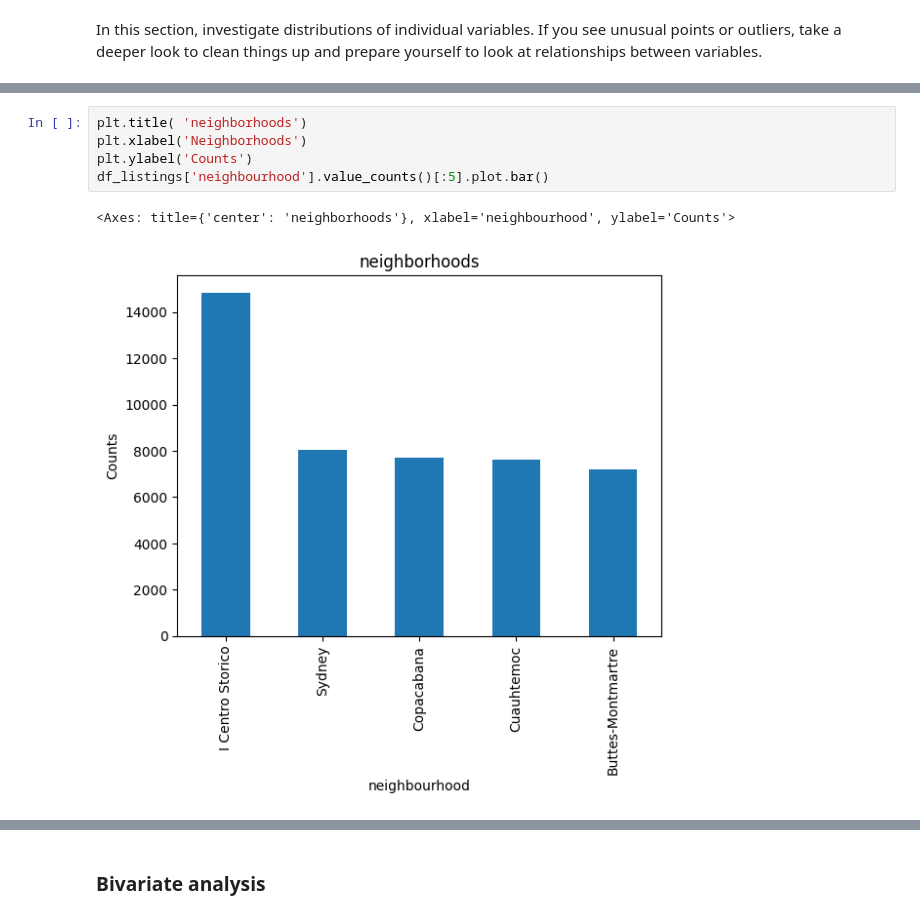
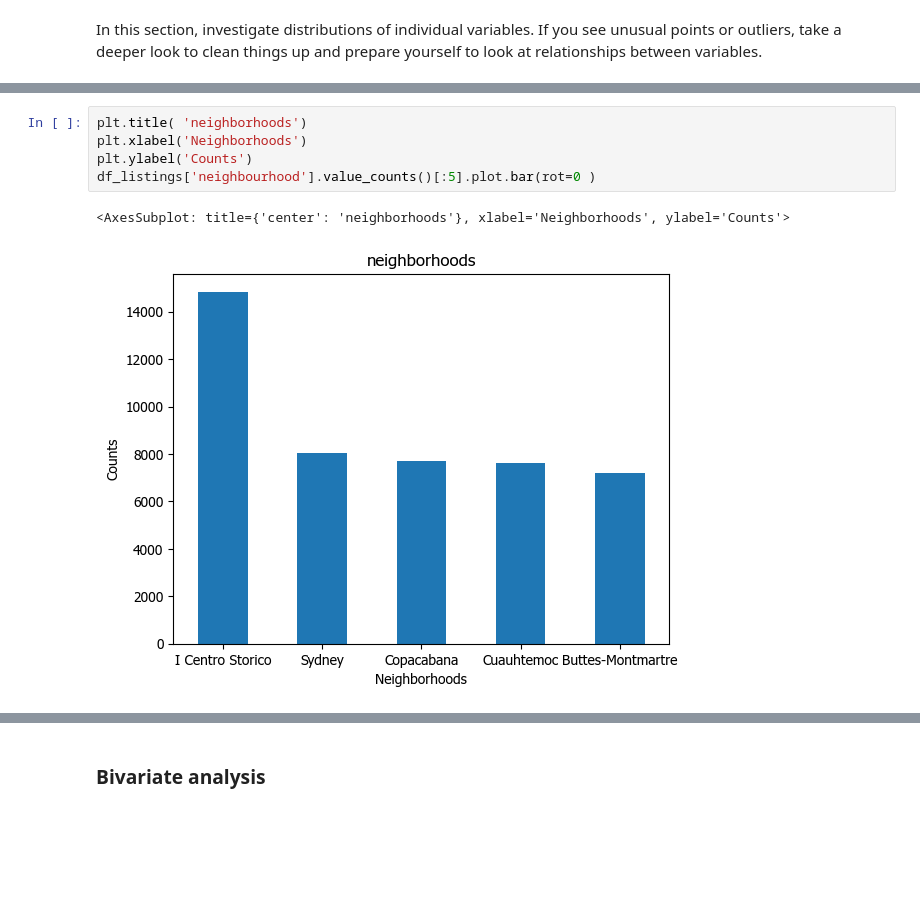
Before and after one commit to AbdullahAlrebdi/week3_project, a Jupyter notebook: main.ipynb, the cells around one changed output, grey strips where cells are left out. Cells and saved outputs as stored; diff of their text form; blank space fills up the shorter version.

```diff
--- a/main.ipynb
+++ b/main.ipynb
@@ -581,11 +565,11 @@ Name: count, dtype: int64
 # %%
 plt.title( 'neighborhoods')
 plt.xlabel('Neighborhoods')
 plt.ylabel('Counts')
-df_listings['neighbourhood'].value_counts()[:5].plot.bar()
+df_listings['neighbourhood'].value_counts()[:5].plot.bar(rot=0 )
 # %% [output]
-<Axes: title={'center': 'neighborhoods'}, xlabel='neighbourhood', ylabel='Counts'>
+<AxesSubplot: title={'center': 'neighborhoods'}, xlabel='Neighborhoods', ylabel='Counts'>
-[figure, old version]
+[figure, new version]
 # %%
 df_listings['district'].value_counts()[:5]
 # %% [output]
```
Also changed, not shown: parts of 53 cells of this notebook.
